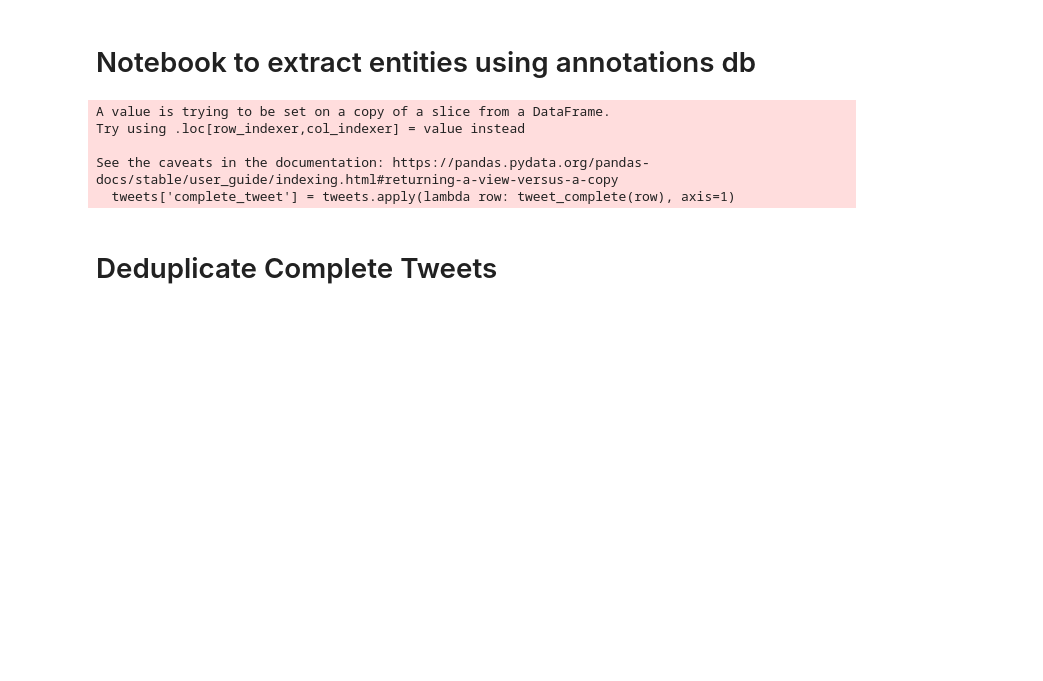
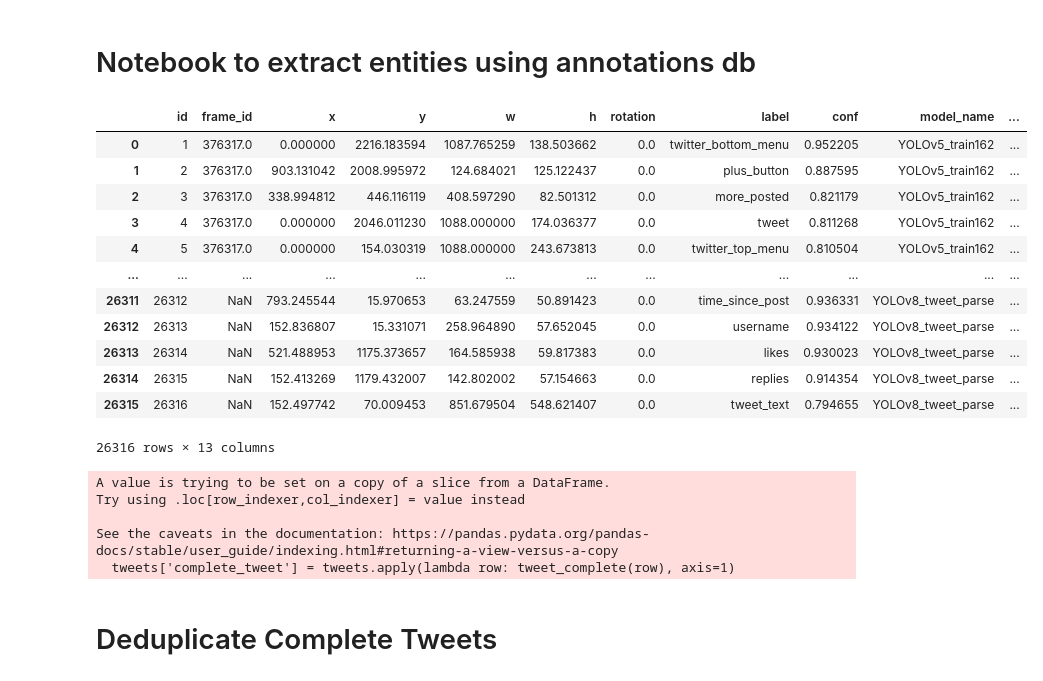
Before and after one commit to cparish312/hindsight_parsing, a Jupyter notebook: notebooks/screen_annotations.ipynb, the cells around one changed output. Drawn from its saved outputs; the diff is of its cells as text; code cells hidden in the pictures; blank space fills up the shorter version.

```diff
--- a/notebooks/screen_annotations.ipynb
+++ b/notebooks/screen_annotations.ipynb
@@ -17,6 +17,22 @@ annotations_db = HindsightAnnotationsDB()
 db = HindsightDB()
 # %%
 annotations = annotations_db.get_annotations()
+# %%
+annotations
+# %% [output]
+|  | id | frame_id | x | y | w | h | rotation | label | conf | model_name | ... |
+| 0 | 1 | 376317.0 | 0.000000 | 2216.183594 | 1087.765259 | 138.503662 | 0.0 | twitter_bottom_menu | 0.952205 | YOLOv5_train162 | ... |
+| 1 | 2 | 376317.0 | 903.131042 | 2008.995972 | 124.684021 | 125.122437 | 0.0 | plus_button | 0.887595 | YOLOv5_train162 | ... |
+| 2 | 3 | 376317.0 | 338.994812 | 446.116119 | 408.597290 | 82.501312 | 0.0 | more_posted | 0.821179 | YOLOv5_train162 | ... |
+| 3 | 4 | 376317.0 | 0.000000 | 2046.011230 | 1088.000000 | 174.036377 | 0.0 | tweet | 0.811268 | YOLOv5_train162 | ... |
+| 4 | 5 | 376317.0 | 0.000000 | 154.030319 | 1088.000000 | 243.673813 | 0.0 | twitter_top_menu | 0.810504 | YOLOv5_train162 | ... |
+| ... | ... | ... | ... | ... | ... | ... | ... | ... | ... | ... | ... |
+| 26311 | 26312 | NaN | 793.245544 | 15.970653 | 63.247559 | 50.891423 | 0.0 | time_since_post | 0.936331 | YOLOv8_tweet_parse | ... |
+| 26312 | 26313 | NaN | 152.836807 | 15.331071 | 258.964890 | 57.652045 | 0.0 | username | 0.934122 | YOLOv8_tweet_parse | ... |
+| 26313 | 26314 | NaN | 521.488953 | 1175.373657 | 164.585938 | 59.817383 | 0.0 | likes | 0.930023 | YOLOv8_tweet_parse | ... |
+| 26314 | 26315 | NaN | 152.413269 | 1179.432007 | 142.802002 | 57.154663 | 0.0 | replies | 0.914354 | YOLOv8_tweet_parse | ... |
+| 26315 | 26316 | NaN | 152.497742 | 70.009453 | 851.679504 | 548.621407 | 0.0 | tweet_text | 0.794655 | YOLOv8_tweet_parse | ... |
+26316 rows × 13 columns
 # %%
 annotations['x2'] = annotations['x'] + annotations['w']
 annotations['y2'] = annotations['y'] + annotations['h']
```
Also changed, not shown: 12 other files.
